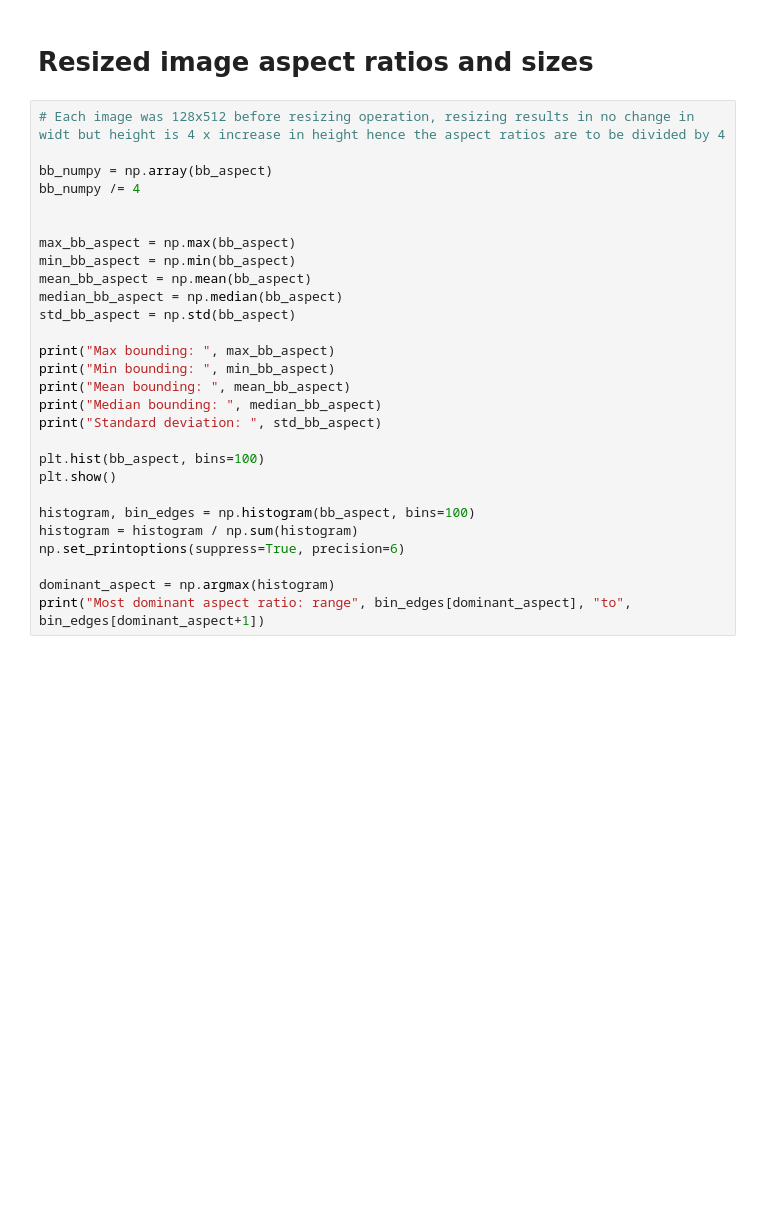
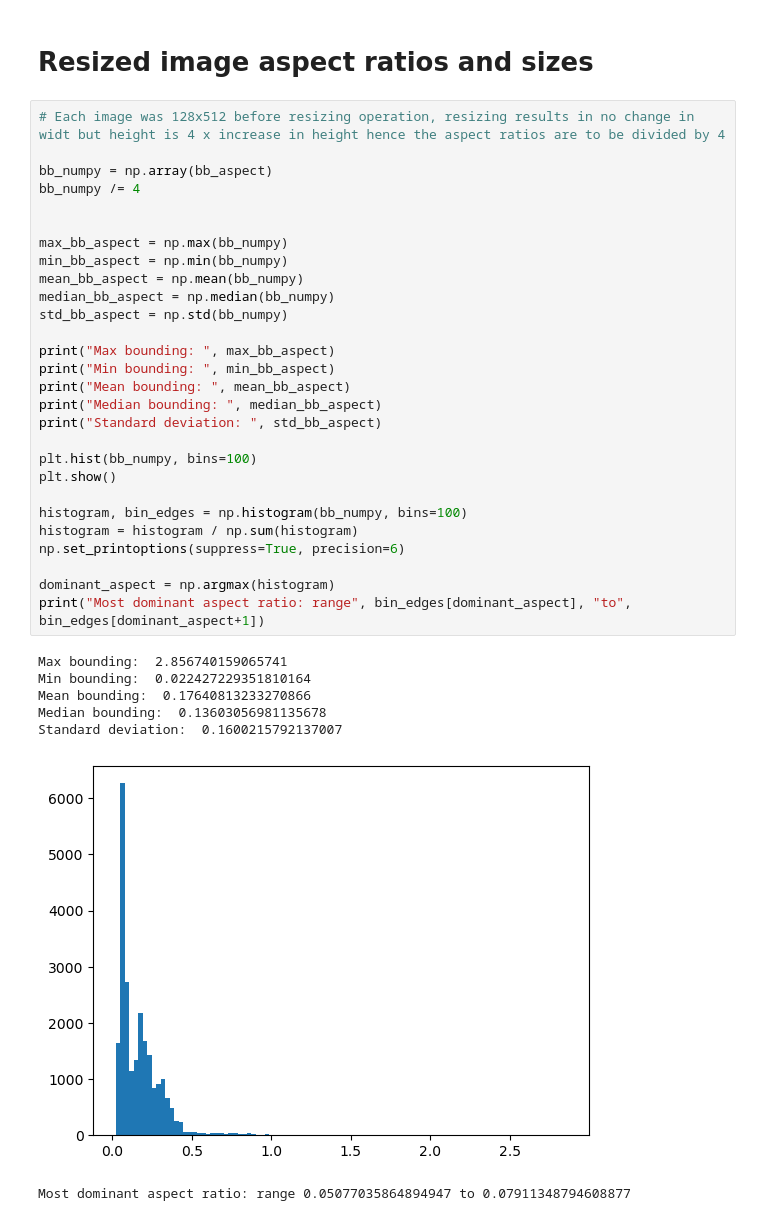
Before and after one commit to Baardrw/TDT4265Project, a Jupyter notebook: dataset_analysis_NapLab.ipynb, the cells around one changed output. Cells and saved outputs as stored; diff of their text form; blank space fills up the shorter version.

```diff
--- a/dataset_analysis_NapLab.ipynb
+++ b/dataset_analysis_NapLab.ipynb
@@ -277,28 +277,36 @@ plt.show()
 # %%
 # Each image was 128x512 before resizing operation, resizing results in no change in widt but height is 4 x increase in height hence the aspect ratios are to be divided by 4
 
 bb_numpy = np.array(bb_aspect)
 bb_numpy /= 4
 
 
-max_bb_aspect = np.max(bb_aspect)
-min_bb_aspect = np.min(bb_aspect)
-mean_bb_aspect = np.mean(bb_aspect)
-median_bb_aspect = np.median(bb_aspect)
-std_bb_aspect = np.std(bb_aspect)
+max_bb_aspect = np.max(bb_numpy)
+min_bb_aspect = np.min(bb_numpy)
+mean_bb_aspect = np.mean(bb_numpy)
+median_bb_aspect = np.median(bb_numpy)
+std_bb_aspect = np.std(bb_numpy)
 
 print("Max bounding: ", max_bb_aspect)
 print("Min bounding: ", min_bb_aspect)
 print("Mean bounding: ", mean_bb_aspect)
 print("Median bounding: ", median_bb_aspect)
 print("Standard deviation: ", std_bb_aspect)
 
-plt.hist(bb_aspect, bins=100)
+plt.hist(bb_numpy, bins=100)
 plt.show()
 
-histogram, bin_edges = np.histogram(bb_aspect, bins=100)
+histogram, bin_edges = np.histogram(bb_numpy, bins=100)
 histogram = histogram / np.sum(histogram)
 np.set_printoptions(suppress=True, precision=6)
 
 dominant_aspect = np.argmax(histogram)
 print("Most dominant aspect ratio: range", bin_edges[dominant_aspect], "to", bin_edges[dominant_aspect+1])
+# %% [output]
+Max bounding:  2.856740159065741
+Min bounding:  0.022427229351810164
+Mean bounding:  0.17640813233270866
+Median bounding:  0.13603056981135678
+Standard deviation:  0.1600215792137007
+[figure, added]
+Most dominant aspect ratio: range 0.05077035864894947 to 0.07911348794608877
```
Also changed, not shown: 3 other files.
